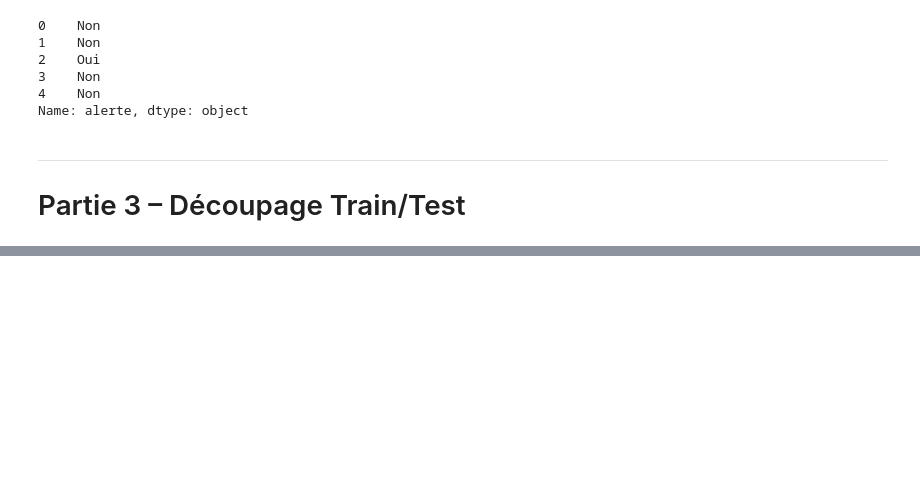
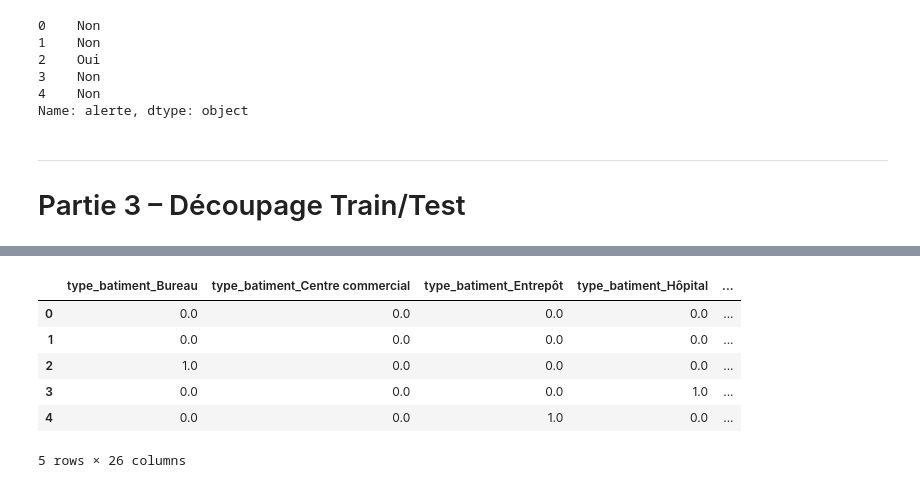
Before and after one commit to dinho325/atelier_prepa_donnees_tab, a Jupyter notebook: notebooks/atelier_prepa_donnees_tab.ipynb, the cells around one changed output, grey strips where cells are left out. Cells and saved outputs as stored; diff of their text form; code cells hidden in the pictures; blank space fills up the shorter version.

```diff
--- a/notebooks/atelier_prepa_donnees_tab.ipynb
+++ b/notebooks/atelier_prepa_donnees_tab.ipynb
@@ -993,0 +1031,13 @@ NameError: name 'RANDOM_STATE' is not defined
+# %%
+demo_ohe = OneHotEncoder(sparse_output=False, handle_unknown="ignore")
+demo_encoded = demo_ohe.fit_transform(X_train[cat_variables])
+demo_df = pd.DataFrame(demo_encoded, columns=demo_ohe.get_feature_names_out(cat_variables))
+demo_df.head()
+# %% [output]
+|  | type_batiment_Bureau | type_batiment_Centre commercial | type_batiment_Entrepôt | type_batiment_Hôpital | ... |
+| 0 | 0.0 | 0.0 | 0.0 | 0.0 | ... |
+| 1 | 0.0 | 0.0 | 0.0 | 0.0 | ... |
+| 2 | 1.0 | 0.0 | 0.0 | 0.0 | ... |
+| 3 | 0.0 | 0.0 | 0.0 | 1.0 | ... |
+| 4 | 0.0 | 0.0 | 1.0 | 0.0 | ... |
+5 rows × 26 columns
```
Also changed, not shown: parts of 4 cells of this notebook.
